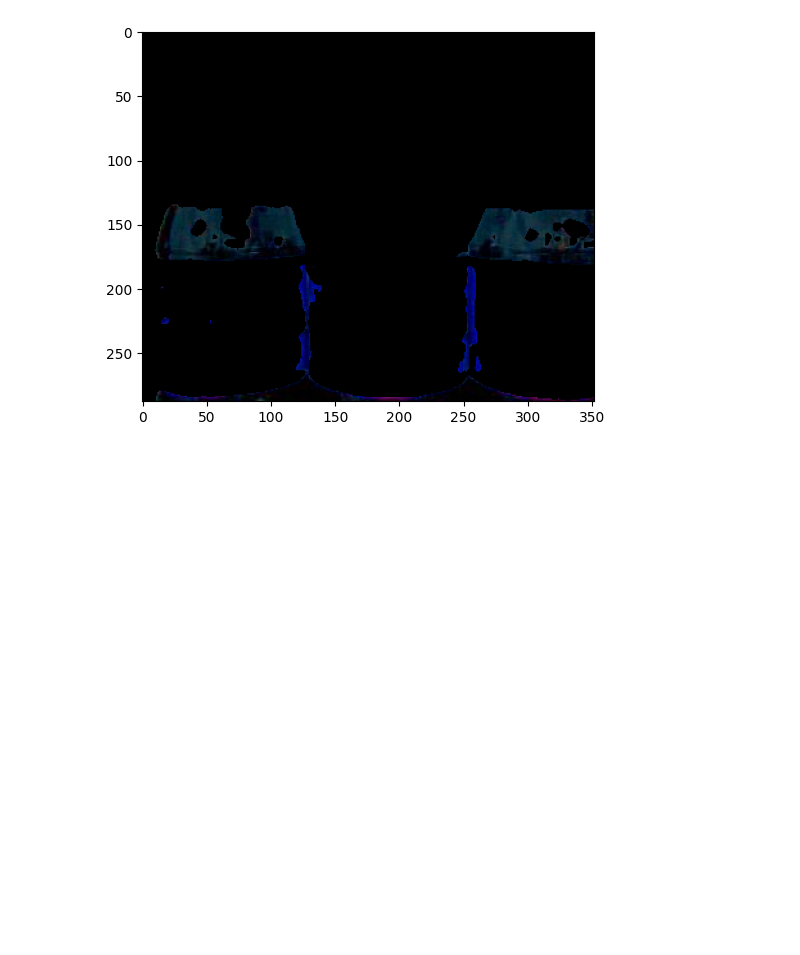
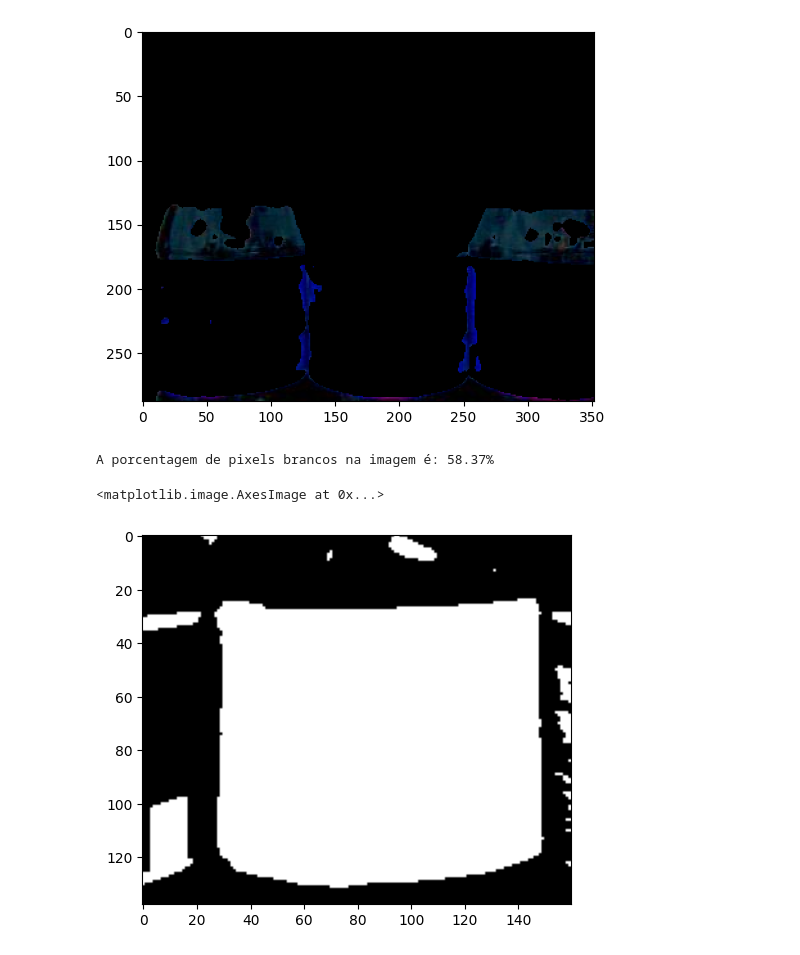
Before and after one commit to felipeVsc/pdi_project, a Jupyter notebook: main.ipynb, the cells around one changed output. Saved outputs shown, nothing was run; the diff lists cells and outputs as text; code cells hidden in the pictures; blank space fills up the shorter version.

```diff
--- a/main.ipynb
+++ b/main.ipynb
@@ -134,3 +220,38 @@ print(f'Percentual de preto: {black_percentage}')
 # %% [output]
 Percentual de preto: 0.10216422032828283
 [figure]
+# %%
+# analisando white pixels
+
+# label missing
+
+import cv2 as cv
+import matplotlib.pyplot as plt
+
+img = cv.imread('./bottles/train/train_56.jpg',cv.IMREAD_GRAYSCALE)
+(thresh, im_bw) = cv.threshold(img, 128, 255, cv.THRESH_BINARY | cv.THRESH_OTSU)
+
+new_img = im_bw[150:,100:260]
+
+total_pixels = new_img.size
+
+# Conta o número de pixels pretos (0)
+#black_pixels = total_pixels - cv.countNonZero(new_img)
+
+# Calcula a porcentagem de pixels pretos
+percentage_black_pixels = (cv.countNonZero(new_img) / total_pixels) * 100
+
+# Exibe a porcentagem
+print(f"A porcentagem de pixels brancos na imagem é: {percentage_black_pixels:.2f}%")
+median_value = cv.medianBlur(img, 5)[img.shape[0] // 2, img.shape[1] // 2]
+plt.imshow(new_img,'gray')
+# label errada vai ser quando isso aqui tiver mt baixo
+# bom fazer testes para ver como irá se portar dado o crop feito
+
+# Tem um limite superior e inferior, superior é qnt nao tem mas tem liquido e inferior é quando nao tem a botttle
+
+# como ja vai ter passado pelo missing bottle, é ok
+# %% [output]
+A porcentagem de pixels brancos na imagem é: 58.37%
+<matplotlib.image.AxesImage at 0x...>
+[figure, added]
```
Also changed, not shown: parts of 5 cells of this notebook, 1 other file.
